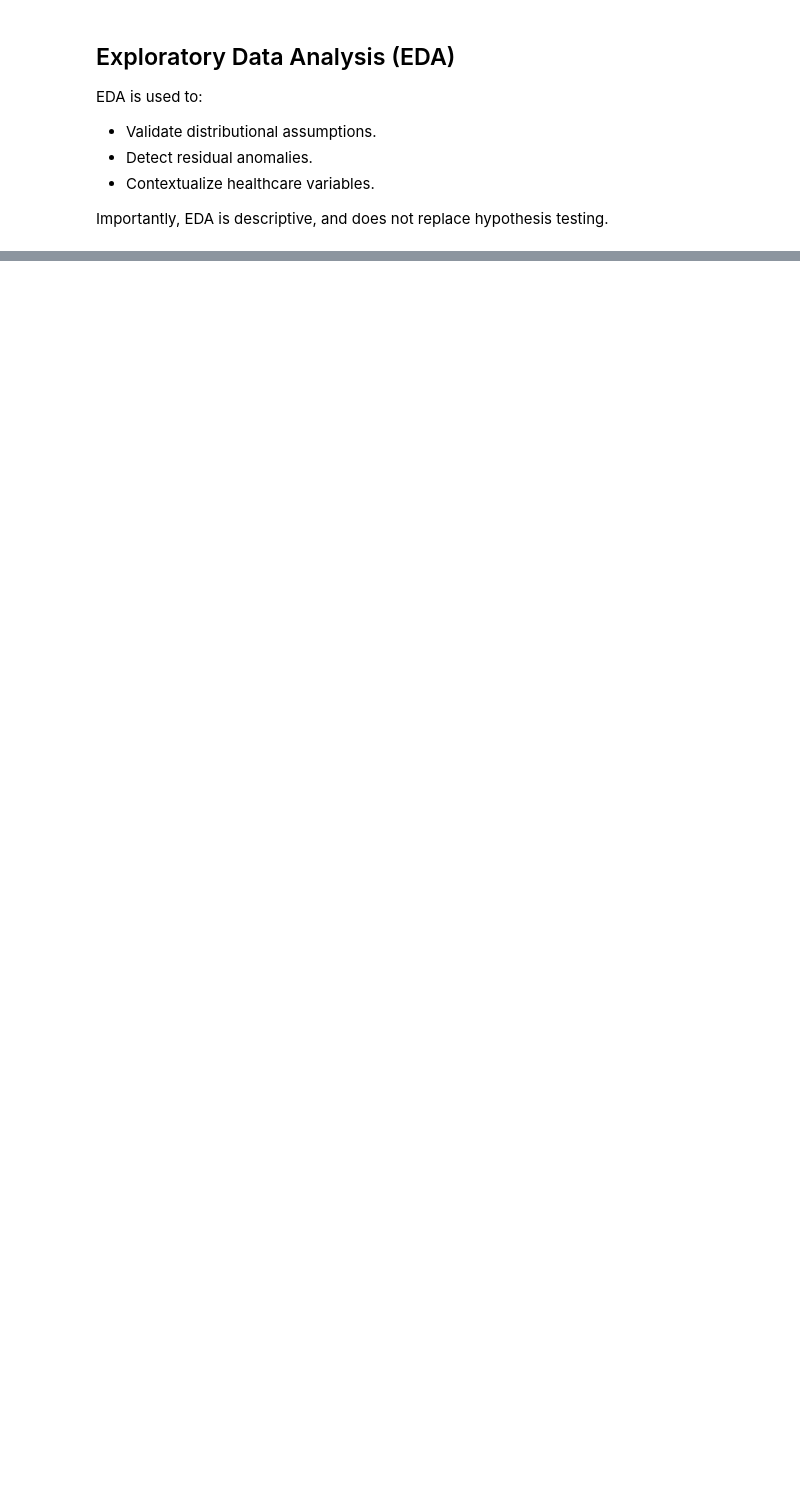
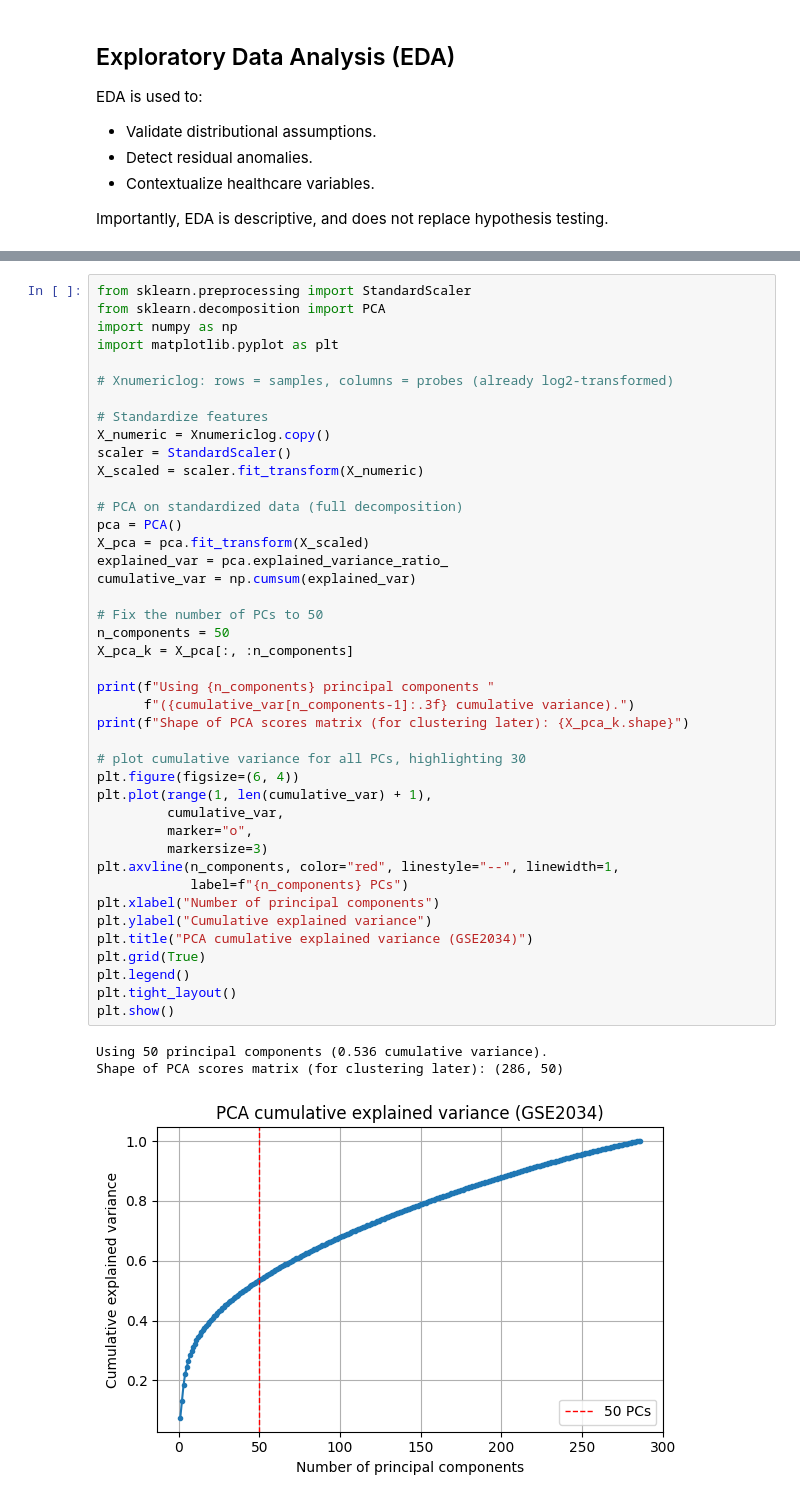
Before and after one commit to ibejerano/unie-healthcare-clustering, a Jupyter notebook: src/breast_cancer_clustering_GSE2034.ipynb, the cells around one changed output, grey strips where cells are left out. Cells and saved outputs as stored; diff of their text form; blank space fills up the shorter version.

```diff
--- a/src/breast_cancer_clustering_GSE2034.ipynb
+++ b/src/breast_cancer_clustering_GSE2034.ipynb
@@ -1009,0 +1177,46 @@ Importantly, EDA is descriptive, and does not replace hypothesis testing.
+# %%
+from sklearn.preprocessing import StandardScaler
+from sklearn.decomposition import PCA
+import numpy as np
+import matplotlib.pyplot as plt
+
+# Xnumericlog: rows = samples, columns = probes (already log2-transformed)
+
+# Standardize features
+X_numeric = Xnumericlog.copy()
+scaler = StandardScaler()
+X_scaled = scaler.fit_transform(X_numeric)
+
+# PCA on standardized data (full decomposition)
+pca = PCA()
+X_pca = pca.fit_transform(X_scaled)
+explained_var = pca.explained_variance_ratio_
+cumulative_var = np.cumsum(explained_var)
+
+# Fix the number of PCs to 50
+n_components = 50
+X_pca_k = X_pca[:, :n_components]
+
+print(f"Using {n_components} principal components "
+      f"({cumulative_var[n_components-1]:.3f} cumulative variance).")
+print(f"Shape of PCA scores matrix (for clustering later): {X_pca_k.shape}")
+
+# plot cumulative variance for all PCs, highlighting 30
+plt.figure(figsize=(6, 4))
+plt.plot(range(1, len(cumulative_var) + 1),
+         cumulative_var,
+         marker="o",
+         markersize=3)
+plt.axvline(n_components, color="red", linestyle="--", linewidth=1,
+            label=f"{n_components} PCs")
+plt.xlabel("Number of principal components")
+plt.ylabel("Cumulative explained variance")
+plt.title("PCA cumulative explained variance (GSE2034)")
+plt.grid(True)
+plt.legend()
+plt.tight_layout()
+plt.show()
+# %% [output]
+Using 50 principal components (0.536 cumulative variance).
+Shape of PCA scores matrix (for clustering later): (286, 50)
+[figure, added]
```
Also changed, not shown: parts of 49 cells of this notebook.
